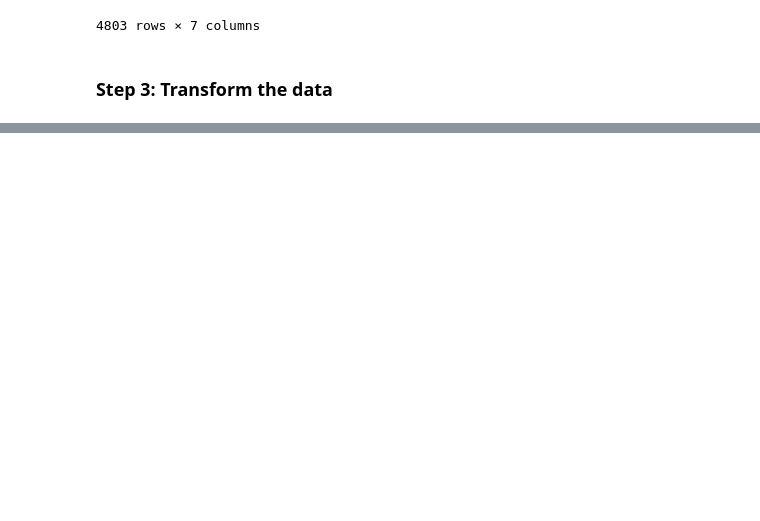
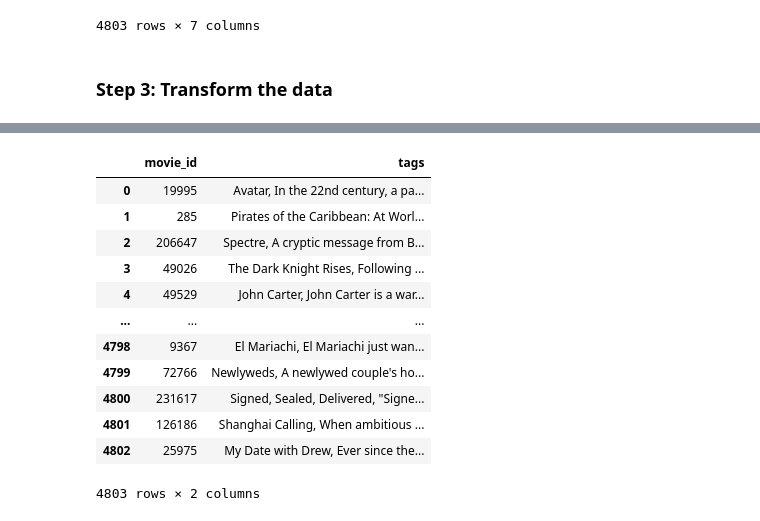
Before and after one commit to fevc08/k-nearest_neighbors_project, a Jupyter notebook: src/explore.ipynb, the cells around one changed output, grey strips where cells are left out. Saved outputs shown, nothing was run; the diff lists cells and outputs as text; code cells hidden in the pictures; blank space fills up the shorter version.

```diff
--- a/src/explore.ipynb
+++ b/src/explore.ipynb
@@ -215,0 +258,20 @@ tmdb_movies_df
+# %%
+# Reduce our dataset by combining all of our previous converted columns into a single column called tags
+tmdb_movies_df['tags'] = tmdb_movies_df['title'] + ', ' + tmdb_movies_df['overview'] + ', ' + tmdb_movies_df['genres'] + ', ' + tmdb_movies_df['keywords'] + ', ' + tmdb_movies_df['casting'] + ', ' + tmdb_movies_df['crew']
+tmdb_movies_df = tmdb_movies_df.drop(columns=['title', 'genres', 'casting', 'crew', 'keywords', 'overview'])
+tmdb_movies_df.to_csv('../data/processed/transformed_tmbd_movies_df.csv')
+tmdb_movies_df
+# %% [output]
+|  | movie_id | tags |
+| 0 | 19995 | Avatar, In the 22nd century, a pa... |
+| 1 | 285 | Pirates of the Caribbean: At Worl... |
+| 2 | 206647 | Spectre, A cryptic message from B... |
+| 3 | 49026 | The Dark Knight Rises, Following ... |
+| 4 | 49529 | John Carter, John Carter is a war... |
+| ... | ... | ... |
+| 4798 | 9367 | El Mariachi, El Mariachi just wan... |
+| 4799 | 72766 | Newlyweds, A newlywed couple's ho... |
+| 4800 | 231617 | Signed, Sealed, Delivered, "Signe... |
+| 4801 | 126186 | Shanghai Calling, When ambitious ... |
+| 4802 | 25975 | My Date with Drew, Ever since the... |
+4803 rows × 2 columns
```
Also changed, not shown: parts of 2 cells of this notebook, 1 other file.
